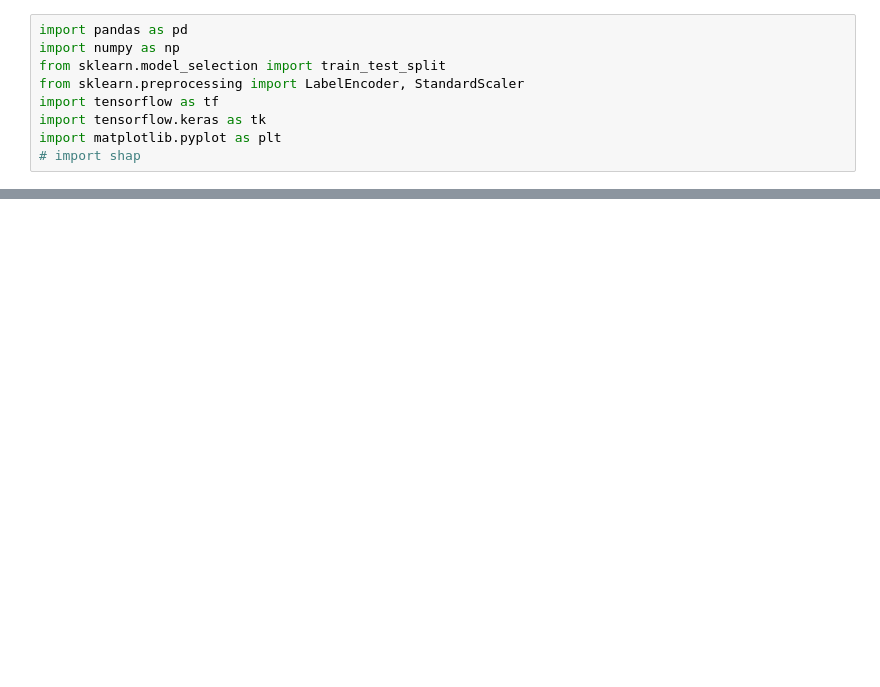
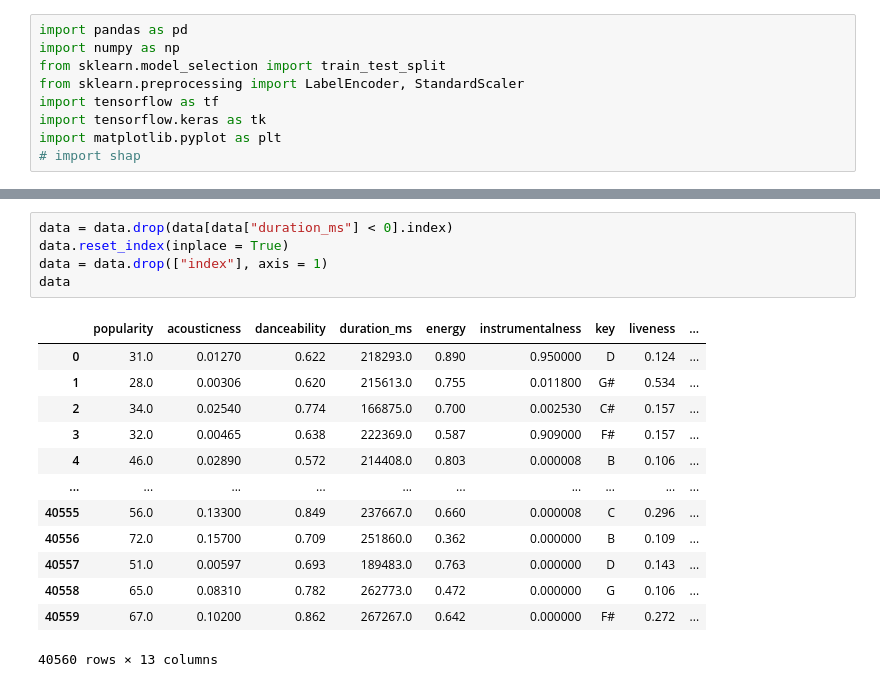
Before and after one commit to lnblanke/music-recommendation, a Jupyter notebook: backend/NeuralNet.ipynb, the cells around one changed output, grey strips where cells are left out. Cells and saved outputs as stored; diff of their text form; blank space fills up the shorter version.

```diff
--- a/backend/NeuralNet.ipynb
+++ b/backend/NeuralNet.ipynb
@@ -67,0 +45,19 @@ data
+# %%
+data = data.drop(data[data["duration_ms"] < 0].index)
+data.reset_index(inplace = True)
+data = data.drop(["index"], axis = 1)
+data
+# %% [output]
+|  | popularity | acousticness | danceability | duration_ms | energy | instrumentalness | key | liveness | ... |
+| 0 | 31.0 | 0.01270 | 0.622 | 218293.0 | 0.890 | 0.950000 | D | 0.124 | ... |
+| 1 | 28.0 | 0.00306 | 0.620 | 215613.0 | 0.755 | 0.011800 | G# | 0.534 | ... |
+| 2 | 34.0 | 0.02540 | 0.774 | 166875.0 | 0.700 | 0.002530 | C# | 0.157 | ... |
+| 3 | 32.0 | 0.00465 | 0.638 | 222369.0 | 0.587 | 0.909000 | F# | 0.157 | ... |
+| 4 | 46.0 | 0.02890 | 0.572 | 214408.0 | 0.803 | 0.000008 | B | 0.106 | ... |
+| ... | ... | ... | ... | ... | ... | ... | ... | ... | ... |
+| 40555 | 56.0 | 0.13300 | 0.849 | 237667.0 | 0.660 | 0.000008 | C | 0.296 | ... |
+| 40556 | 72.0 | 0.15700 | 0.709 | 251860.0 | 0.362 | 0.000000 | B | 0.109 | ... |
+| 40557 | 51.0 | 0.00597 | 0.693 | 189483.0 | 0.763 | 0.000000 | D | 0.143 | ... |
+| 40558 | 65.0 | 0.08310 | 0.782 | 262773.0 | 0.472 | 0.000000 | G | 0.106 | ... |
+| 40559 | 67.0 | 0.10200 | 0.862 | 267267.0 | 0.642 | 0.000000 | F# | 0.272 | ... |
+40560 rows × 13 columns
```
Also changed, not shown: parts of 20 cells of this notebook, 4 other files.
